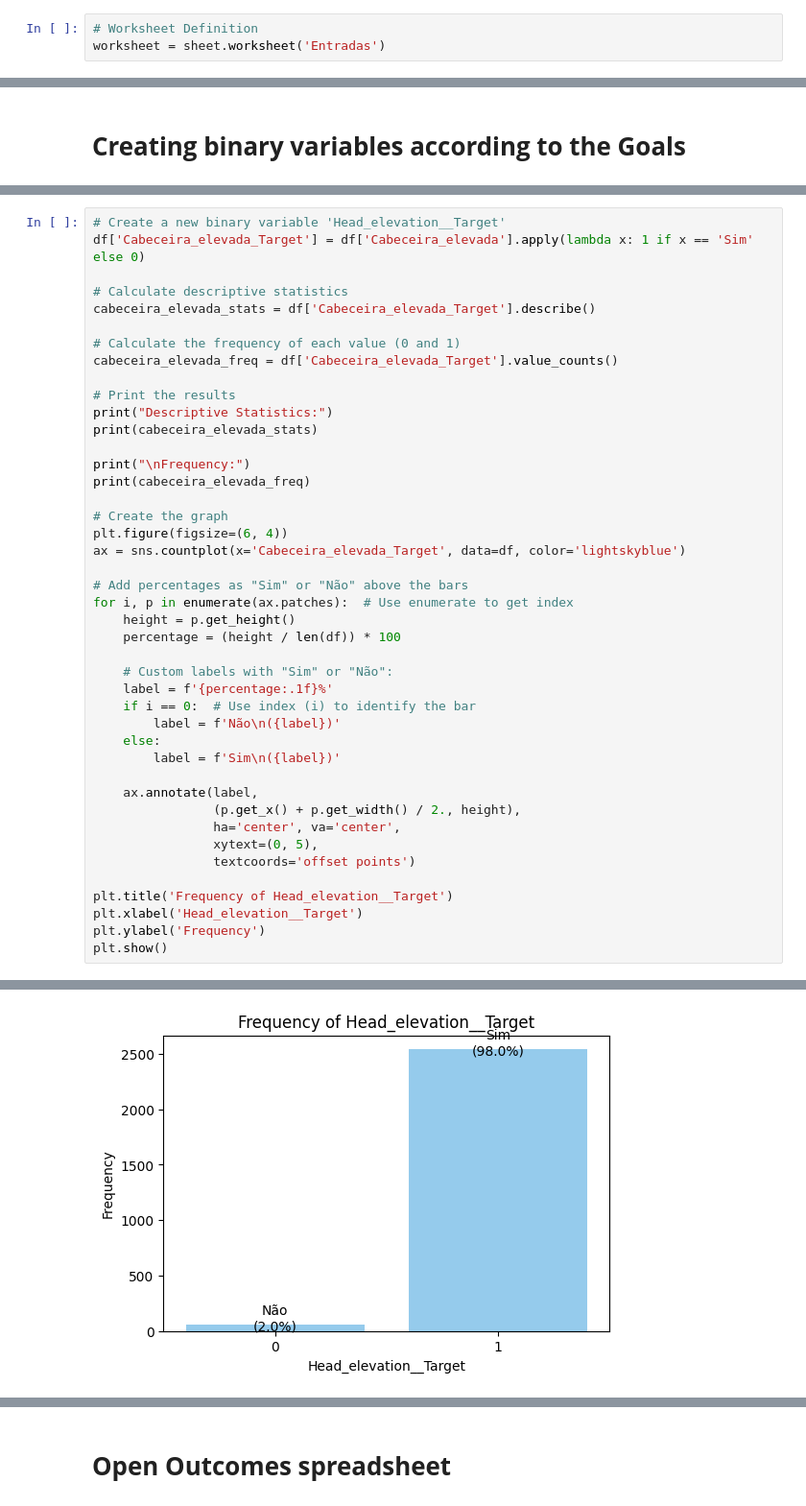
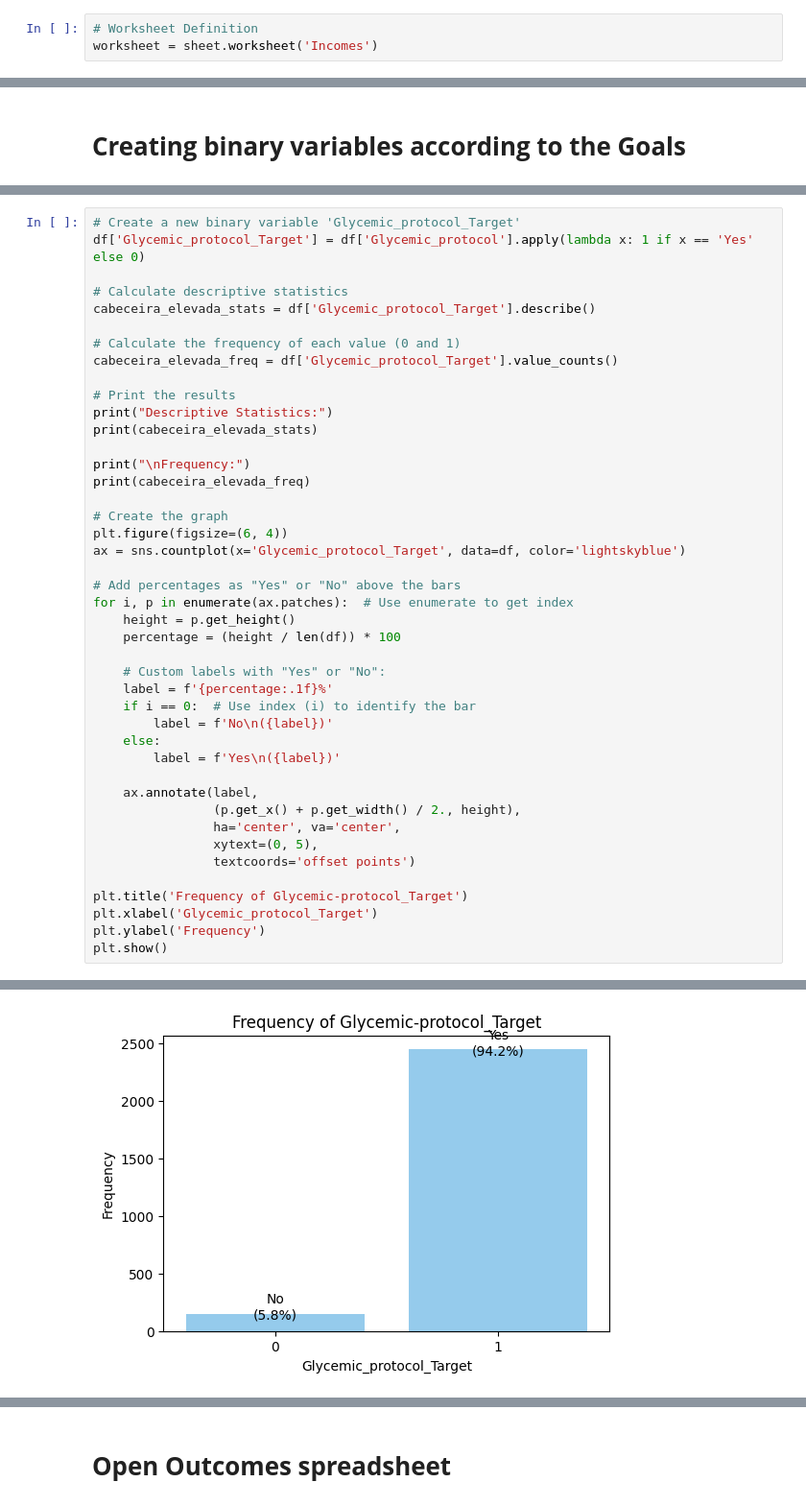
Before and after one commit to lbcarv1972/ICU-Liberation, a Jupyter notebook: ICU_Liberation_3.ipynb, the cells around one changed output, grey strips where cells are left out. Shown at 96% size. Saved outputs shown, nothing was run; the diff lists cells and outputs as text.

```diff
--- a/ICU_Liberation_3.ipynb
+++ b/ICU_Liberation_3.ipynb
@@ -41,7 +41,7 @@ sheet = gc.open_by_key(spreadsheet_id)
 # **Worksheet Definition**
 # %%
 # Worksheet Definition
-worksheet = sheet.worksheet('Entradas')
+worksheet = sheet.worksheet('Incomes')
 # %% [markdown]
 # **Get all data as a list of lists**
 # %%
@@ -57,12 +118,12 @@ df = pd.DataFrame(data[1:], columns=data[0])
 # %%
-# Create a new binary variable 'Head_elevation__Target'
-df['Cabeceira_elevada_Target'] = df['Cabeceira_elevada'].apply(lambda x: 1 if x == 'Sim' else 0)
+# Create a new binary variable 'Glycemic_protocol_Target'
+df['Glycemic_protocol_Target'] = df['Glycemic_protocol'].apply(lambda x: 1 if x == 'Yes' else 0)
 
 # Calculate descriptive statistics
-cabeceira_elevada_stats = df['Cabeceira_elevada_Target'].describe()
+cabeceira_elevada_stats = df['Glycemic_protocol_Target'].describe()
 
 # Calculate the frequency of each value (0 and 1)
-cabeceira_elevada_freq = df['Cabeceira_elevada_Target'].value_counts()
+cabeceira_elevada_freq = df['Glycemic_protocol_Target'].value_counts()
 
 # Print the results
 print("Descriptive Statistics:")
@@ -73,19 +134,19 @@ print(cabeceira_elevada_freq)
 
 # Create the graph
 plt.figure(figsize=(6, 4))
-ax = sns.countplot(x='Cabeceira_elevada_Target', data=df, color='lightskyblue')
+ax = sns.countplot(x='Glycemic_protocol_Target', data=df, color='lightskyblue')
 
-# Add percentages as "Sim" or "Não" above the bars
+# Add percentages as "Yes" or "No" above the bars
 for i, p in enumerate(ax.patches):  # Use enumerate to get index
     height = p.get_height()
     percentage = (height / len(df)) * 100
 
-    # Custom labels with "Sim" or "Não":
+    # Custom labels with "Yes" or "No":
     label = f'{percentage:.1f}%'
     if i == 0:  # Use index (i) to identify the bar
-        label = f'Não\n({label})'
+        label = f'No\n({label})'
     else:
-        label = f'Sim\n({label})'
+        label = f'Yes\n({label})'
 
     ax.annotate(label,
                 (p.get_x() + p.get_width() / 2., height),
@@ -93,8 +154,8 @@ for i, p in enumerate(ax.patches):  # Use enumerate to get index
                 xytext=(0, 5),
                 textcoords='offset points')
 
-plt.title('Frequency of Head_elevation__Target')
-plt.xlabel('Head_elevation__Target')
+plt.title('Frequency of Glycemic-protocol_Target')
+plt.xlabel('Glycemic_protocol_Target')
 plt.ylabel('Frequency')
 plt.show()
 # %% [output]
@@ -116,2 +177,2 @@ Cabeceira_elevada_Target
 Name: count, dtype: int64
-[figure, old version]
+[figure, new version]
```
Also changed, not shown: parts of 41 cells of this notebook.
